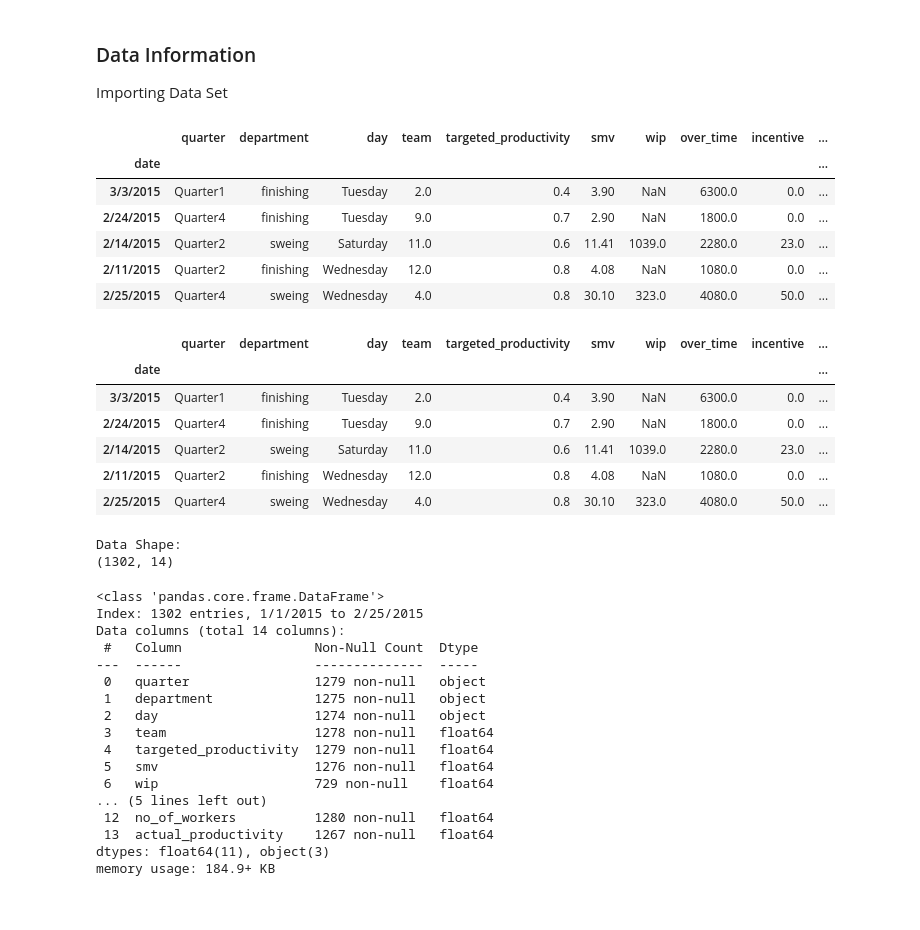
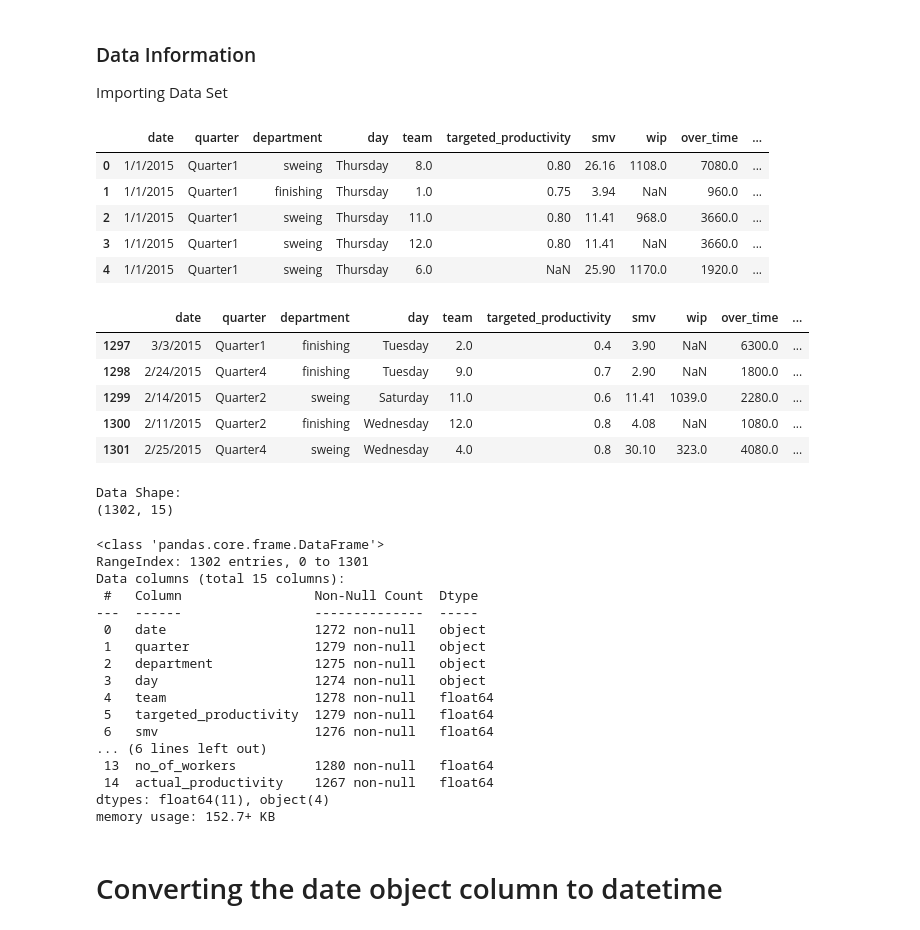
Before and after one commit to ziedtuihri/Data_Science_Projects, a Jupyter notebook: garment_productivit.ipynb, the cells around one changed output. Drawn from its saved outputs; the diff is of its cells as text; code cells hidden in the pictures.

```diff
--- a/garment_productivit.ipynb
+++ b/garment_productivit.ipynb
@@ -51,49 +49,48 @@ Importing Data Set
 # %%
 df = pd.read_csv(
     "https://raw.githubusercontent.com/ziedtuihri/Data_Science_Projects/refs/heads/main/data/dataProductivity%20Prediction%20of%20Garment%20Employeese.csv",
-    index_col=0,
 )
 df.head()
 # %% [output]
-|  | quarter | department | day | team | targeted_productivity | smv | wip | over_time | incentive | ... |
-| date |  |  |  |  |  |  |  |  |  | ... |
-| 3/3/2015 | Quarter1 | finishing | Tuesday | 2.0 | 0.4 | 3.90 | NaN | 6300.0 | 0.0 | ... |
-| 2/24/2015 | Quarter4 | finishing | Tuesday | 9.0 | 0.7 | 2.90 | NaN | 1800.0 | 0.0 | ... |
-| 2/14/2015 | Quarter2 | sweing | Saturday | 11.0 | 0.6 | 11.41 | 1039.0 | 2280.0 | 23.0 | ... |
-| 2/11/2015 | Quarter2 | finishing | Wednesday | 12.0 | 0.8 | 4.08 | NaN | 1080.0 | 0.0 | ... |
-| 2/25/2015 | Quarter4 | sweing | Wednesday | 4.0 | 0.8 | 30.10 | 323.0 | 4080.0 | 50.0 | ... |
+|  | date | quarter | department | day | team | targeted_productivity | smv | wip | over_time | ... |
+| 0 | 1/1/2015 | Quarter1 | sweing | Thursday | 8.0 | 0.80 | 26.16 | 1108.0 | 7080.0 | ... |
+| 1 | 1/1/2015 | Quarter1 | finishing | Thursday | 1.0 | 0.75 | 3.94 | NaN | 960.0 | ... |
+| 2 | 1/1/2015 | Quarter1 | sweing | Thursday | 11.0 | 0.80 | 11.41 | 968.0 | 3660.0 | ... |
+| 3 | 1/1/2015 | Quarter1 | sweing | Thursday | 12.0 | 0.80 | 11.41 | NaN | 3660.0 | ... |
+| 4 | 1/1/2015 | Quarter1 | sweing | Thursday | 6.0 | NaN | 25.90 | 1170.0 | 1920.0 | ... |
 # %%
 df.tail()
 # %% [output]
-|  | quarter | department | day | team | targeted_productivity | smv | wip | over_time | incentive | ... |
-| date |  |  |  |  |  |  |  |  |  | ... |
-| 3/3/2015 | Quarter1 | finishing | Tuesday | 2.0 | 0.4 | 3.90 | NaN | 6300.0 | 0.0 | ... |
-| 2/24/2015 | Quarter4 | finishing | Tuesday | 9.0 | 0.7 | 2.90 | NaN | 1800.0 | 0.0 | ... |
-| 2/14/2015 | Quarter2 | sweing | Saturday | 11.0 | 0.6 | 11.41 | 1039.0 | 2280.0 | 23.0 | ... |
-| 2/11/2015 | Quarter2 | finishing | Wednesday | 12.0 | 0.8 | 4.08 | NaN | 1080.0 | 0.0 | ... |
-| 2/25/2015 | Quarter4 | sweing | Wednesday | 4.0 | 0.8 | 30.10 | 323.0 | 4080.0 | 50.0 | ... |
+|  | date | quarter | department | day | team | targeted_productivity | smv | wip | over_time | ... |
+| 1297 | 3/3/2015 | Quarter1 | finishing | Tuesday | 2.0 | 0.4 | 3.90 | NaN | 6300.0 | ... |
+| 1298 | 2/24/2015 | Quarter4 | finishing | Tuesday | 9.0 | 0.7 | 2.90 | NaN | 1800.0 | ... |
+| 1299 | 2/14/2015 | Quarter2 | sweing | Saturday | 11.0 | 0.6 | 11.41 | 1039.0 | 2280.0 | ... |
+| 1300 | 2/11/2015 | Quarter2 | finishing | Wednesday | 12.0 | 0.8 | 4.08 | NaN | 1080.0 | ... |
+| 1301 | 2/25/2015 | Quarter4 | sweing | Wednesday | 4.0 | 0.8 | 30.10 | 323.0 | 4080.0 | ... |
 # %%
 print('Data Shape:', df.shape)
 # %% [output]
 Data Shape:
-(1302, 14)
+(1302, 15)
 # %%
 df.info()
 # %% [output]
 <class 'pandas.core.frame.DataFrame'>
-Index: 1302 entries, 1/1/2015 to 2/25/2015
-Data columns (total 14 columns):
+RangeIndex: 1302 entries, 0 to 1301
+Data columns (total 15 columns):
  #   Column                 Non-Null Count  Dtype
 ---  ------                 --------------  -----
- 0   quarter                1279 non-null   object
- 1   department             1275 non-null   object
- 2   day                    1274 non-null   object
- 3   team                   1278 non-null   float64
- 4   targeted_productivity  1279 non-null   float64
- 5   smv                    1276 non-null   float64
- 6   wip                    729 non-null    float64
-... (5 lines left out)
- 12  no_of_workers          1280 non-null   float64
- 13  actual_productivity    1267 non-null   float64
-dtypes: float64(11), object(3)
-memory usage: 184.9+ KB
+ 0   date                   1272 non-null   object
+ 1   quarter                1279 non-null   object
+ 2   department             1275 non-null   object
+ 3   day                    1274 non-null   object
+ 4   team                   1278 non-null   float64
+ 5   targeted_productivity  1279 non-null   float64
+ 6   smv                    1276 non-null   float64
+... (6 lines left out)
+ 13  no_of_workers          1280 non-null   float64
+ 14  actual_productivity    1267 non-null   float64
+dtypes: float64(11), object(4)
+memory usage: 152.7+ KB
+# %% [markdown]
+# Converting the date object column to datetime
```
Also changed, not shown: parts of 35 cells of this notebook.
